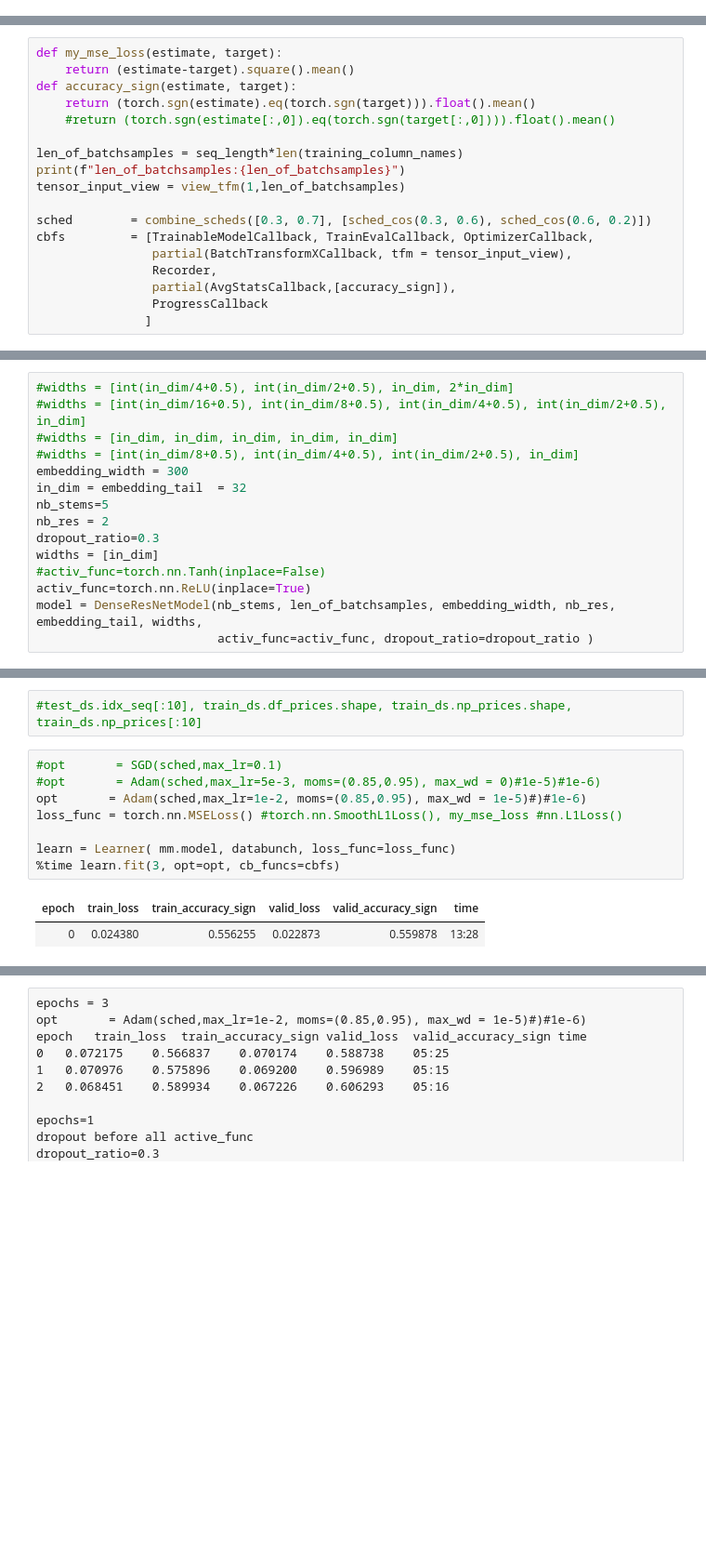
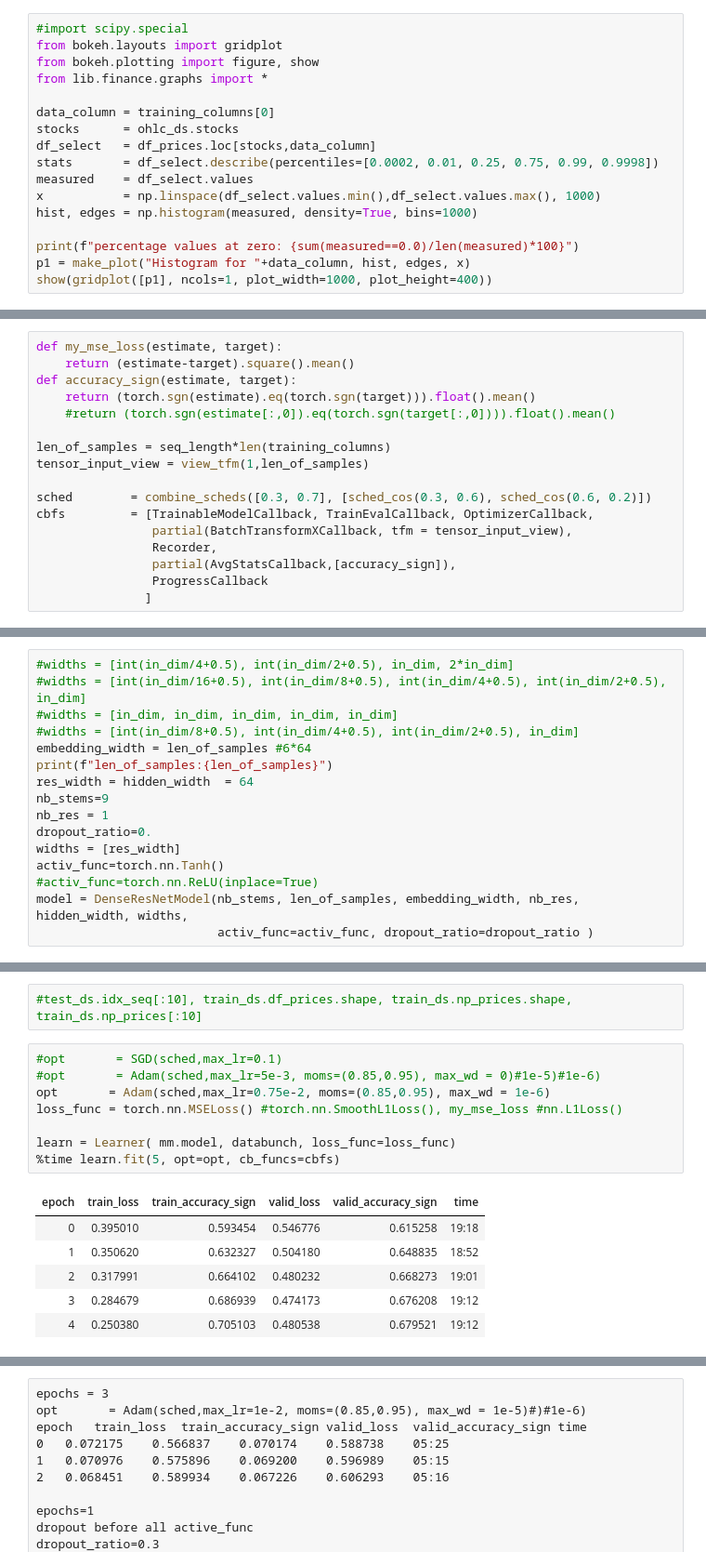
Before and after one commit to kasparlund/ai, a Jupyter notebook: fin_02_simfin_training.ipynb, the cells around one changed output, grey strips where cells are left out. Shown: that part at 93% size. Saved outputs shown, nothing was run; the diff lists cells and outputs as text; blank space fills up the shorter version.

```diff
--- a/fin_02_simfin_training.ipynb
+++ b/fin_02_simfin_training.ipynb
@@ -198,0 +229,17 @@ show(gridplot([p1], ncols=1, plot_width=1000, plot_height=400))
+# %%
+#import scipy.special
+from bokeh.layouts import gridplot
+from bokeh.plotting import figure, show
+from lib.finance.graphs import *
+
+data_column = training_columns[0]
+stocks      = ohlc_ds.stocks
+df_select   = df_prices.loc[stocks,data_column]
+stats       = df_select.describe(percentiles=[0.0002, 0.01, 0.25, 0.75, 0.99, 0.9998])
+measured    = df_select.values
+x           = np.linspace(df_select.values.min(),df_select.values.max(), 1000)
+hist, edges = np.histogram(measured, density=True, bins=1000)
+
+print(f"percentage values at zero: {sum(measured==0.0)/len(measured)*100}")
+p1 = make_plot("Histogram for "+data_column, hist, edges, x)
+show(gridplot([p1], ncols=1, plot_width=1000, plot_height=400))
@@ -290,9 +371,8 @@ def accuracy_sign(estimate, target):
     return (torch.sgn(estimate).eq(torch.sgn(target))).float().mean()
     #return (torch.sgn(estimate[:,0]).eq(torch.sgn(target[:,0]))).float().mean()
 
-len_of_batchsamples = seq_length*len(training_column_names)
-print(f"len_of_batchsamples:{len_of_batchsamples}")
-tensor_input_view = view_tfm(1,len_of_batchsamples)
+len_of_samples = seq_length*len(training_columns)
+tensor_input_view = view_tfm(1,len_of_samples)
 
 sched        = combine_scheds([0.3, 0.7], [sched_cos(0.3, 0.6), sched_cos(0.6, 0.2)])
 cbfs         = [TrainableModelCallback, TrainEvalCallback, OptimizerCallback,
@@ -308,13 +386,14 @@ len_of_batchsamples:720
 #widths = [int(in_dim/16+0.5), int(in_dim/8+0.5), int(in_dim/4+0.5), int(in_dim/2+0.5), in_dim]
 #widths = [in_dim, in_dim, in_dim, in_dim, in_dim]
 #widths = [int(in_dim/8+0.5), int(in_dim/4+0.5), int(in_dim/2+0.5), in_dim]
-embedding_width = 300
-in_dim = embedding_tail  = 32
-nb_stems=5
-nb_res = 2
-dropout_ratio=0.3
-widths = [in_dim]
-#activ_func=torch.nn.Tanh(inplace=False)
-activ_func=torch.nn.ReLU(inplace=True)
-model = DenseResNetModel(nb_stems, len_of_batchsamples, embedding_width, nb_res, embedding_tail, widths,
+embedding_width = len_of_samples #6*64
+print(f"len_of_samples:{len_of_samples}")
+res_width = hidden_width  = 64
+nb_stems=9
+nb_res = 1
+dropout_ratio=0.
+widths = [res_width]
+activ_func=torch.nn.Tanh()
+#activ_func=torch.nn.ReLU(inplace=True)
+model = DenseResNetModel(nb_stems, len_of_samples, embedding_width, nb_res, hidden_width, widths,
                          activ_func=activ_func, dropout_ratio=dropout_ratio )
@@ -343,11 +417,15 @@ Wall time: 691 ms
 # %%
 #opt       = SGD(sched,max_lr=0.1)
 #opt       = Adam(sched,max_lr=5e-3, moms=(0.85,0.95), max_wd = 0)#1e-5)#1e-6)
-opt       = Adam(sched,max_lr=1e-2, moms=(0.85,0.95), max_wd = 1e-5)#)#1e-6)
+opt       = Adam(sched,max_lr=0.75e-2, moms=(0.85,0.95), max_wd = 1e-6)
 loss_func = torch.nn.MSELoss() #torch.nn.SmoothL1Loss(), my_mse_loss #nn.L1Loss()
 
 learn = Learner( mm.model, databunch, loss_func=loss_func)
-%time learn.fit(3, opt=opt, cb_funcs=cbfs)
+%time learn.fit(5, opt=opt, cb_funcs=cbfs)
 # %% [output]
 | epoch | train_loss | train_accuracy_sign | valid_loss | valid_accuracy_sign | time |
-| 0 | 0.024380 | 0.556255 | 0.022873 | 0.559878 | 13:28 |
+| 0 | 0.395010 | 0.593454 | 0.546776 | 0.615258 | 19:18 |
+| 1 | 0.350620 | 0.632327 | 0.504180 | 0.648835 | 18:52 |
+| 2 | 0.317991 | 0.664102 | 0.480232 | 0.668273 | 19:01 |
+| 3 | 0.284679 | 0.686939 | 0.474173 | 0.676208 | 19:12 |
+| 4 | 0.250380 | 0.705103 | 0.480538 | 0.679521 | 19:12 |
```
Also changed, not shown: parts of 30 cells of this notebook, 3 other files.
